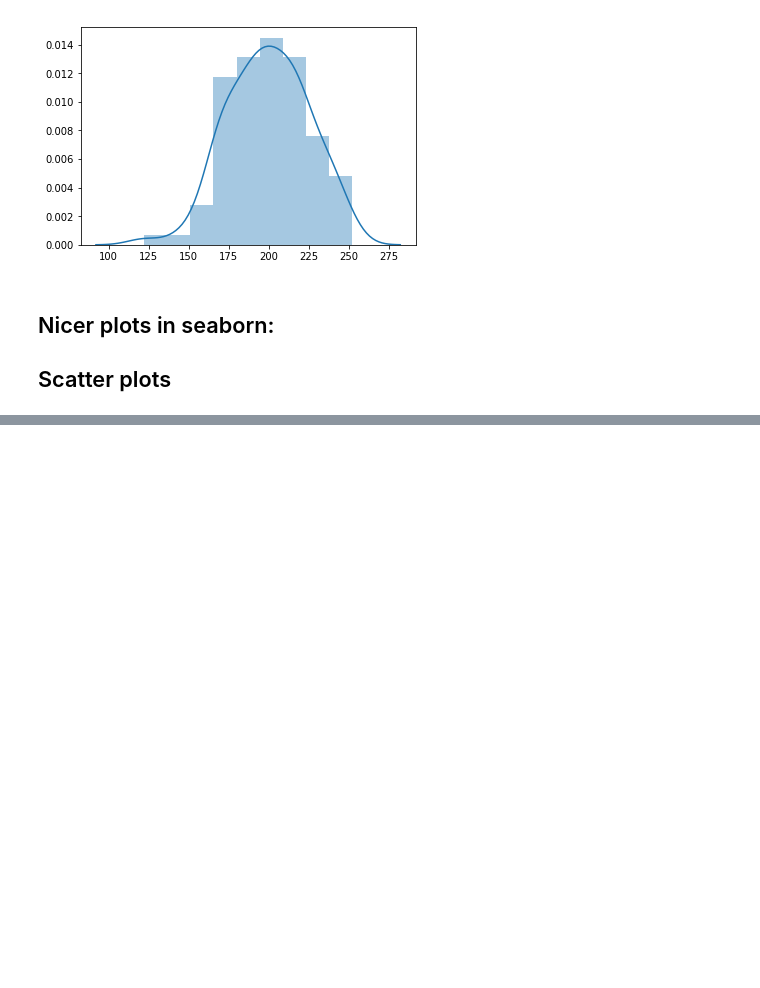
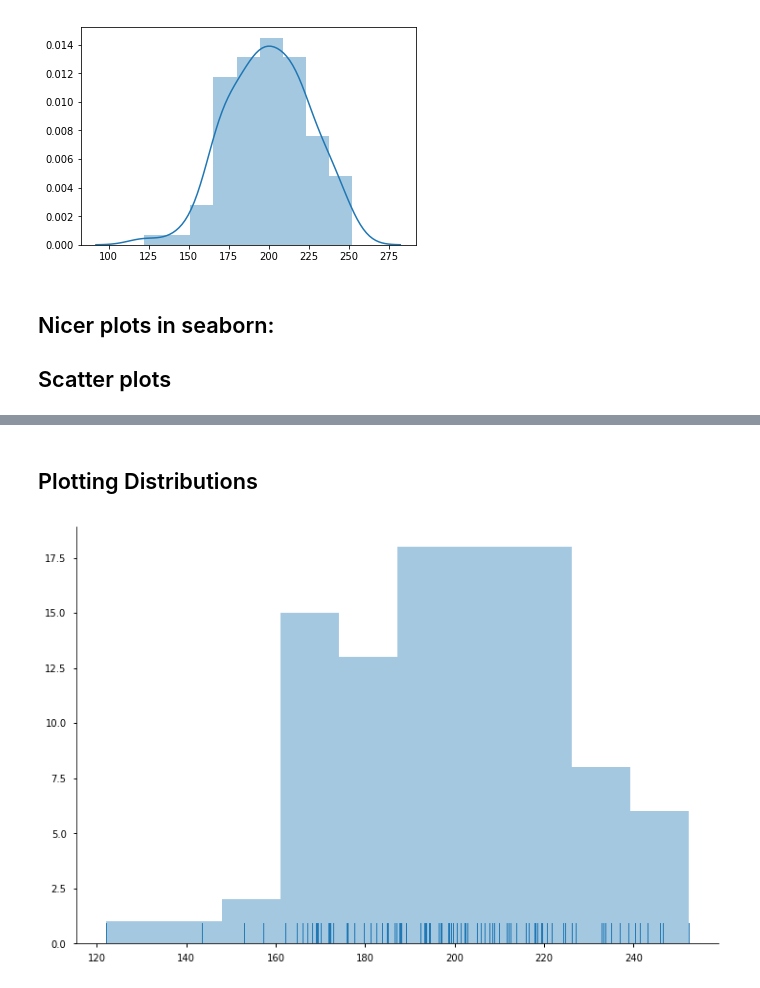
Before and after one commit to jaspajjr/pydata-visualisation, a Jupyter notebook: seaborn-plotting.ipynb, the cells around one changed output, grey strips where cells are left out. Drawn from its saved outputs; the diff is of its cells as text; code cells hidden in the pictures; blank space fills up the shorter version.

```diff
--- a/seaborn-plotting.ipynb
+++ b/seaborn-plotting.ipynb
@@ -66,0 +70,11 @@ with sns.plotting_context(context='paper'):
+# %% [markdown]
+## Plotting Distributions
+# %%
+with sns.plotting_context(context='notebook'):
+    fig, ax = plt.subplots(figsize=(12, 8))
+
+    pl_dist = sns.distplot(x, bins=10, kde=False, rug=True, ax=ax)
+
+    sns.despine(fig=fig)
+# %% [output]
+[figure, added]
```
Also changed, not shown: parts of 9 cells of this notebook.
